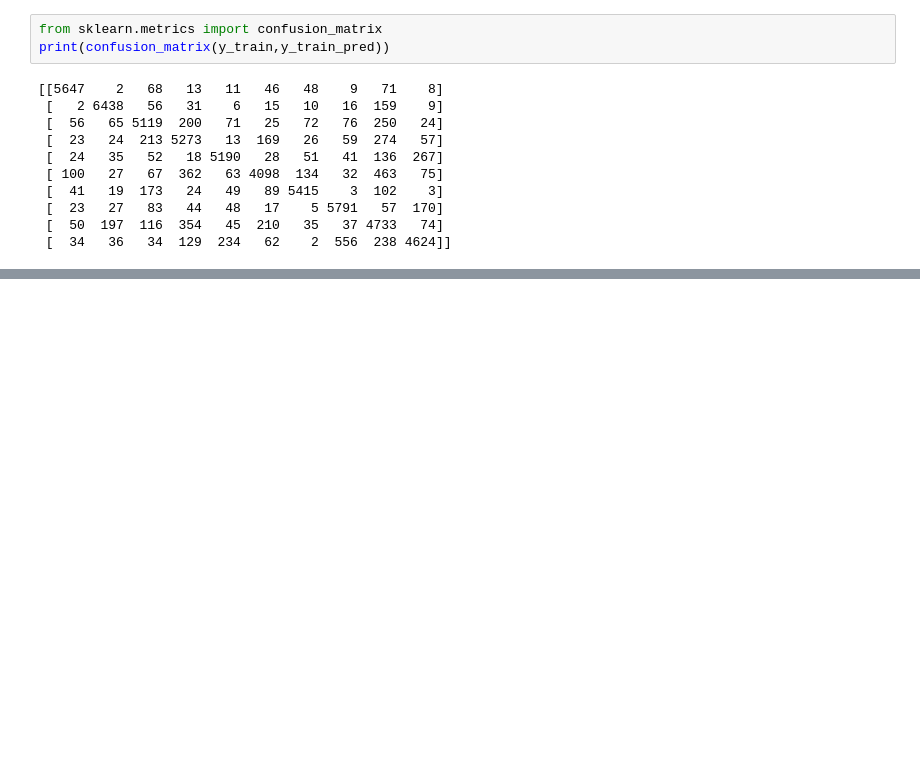
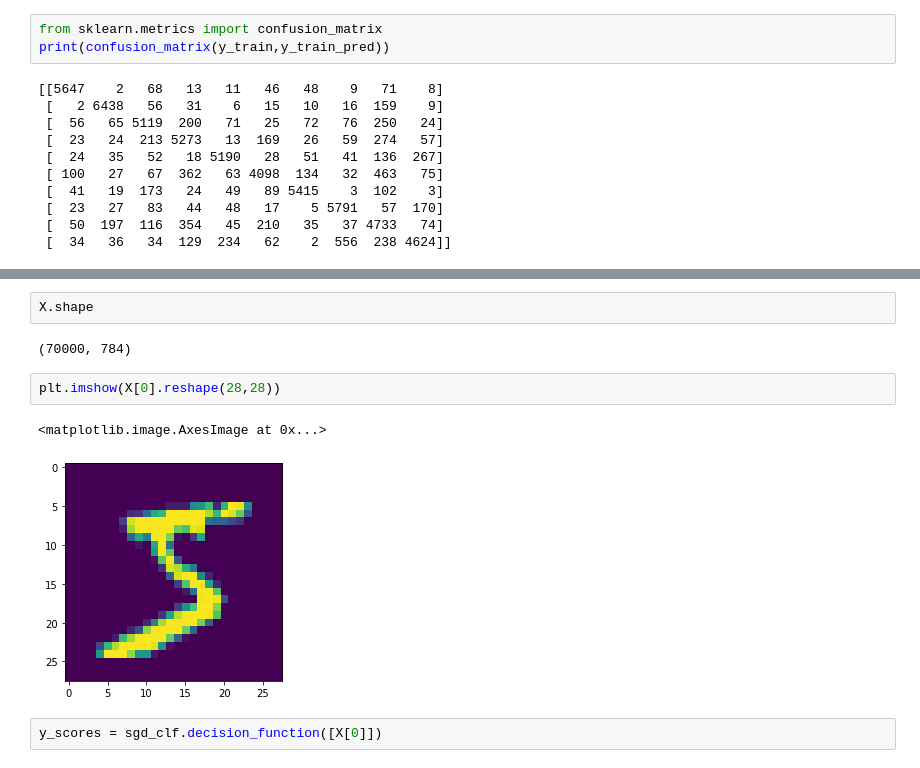
Before and after one commit to plaban1981/Hands-on-Machine-Learning, a Jupyter notebook: Classification_Technique.ipynb, the cells around one changed output, grey strips where cells are left out. Cells and saved outputs as stored; diff of their text form; blank space fills up the shorter version.

```diff
--- a/Classification_Technique.ipynb
+++ b/Classification_Technique.ipynb
@@ -185,0 +303,11 @@ array([[60000]])
+# %%
+X.shape
+# %% [output]
+(70000, 784)
+# %%
+plt.imshow(X[0].reshape(28,28))
+# %% [output]
+<matplotlib.image.AxesImage at 0x...>
+[figure, added]
+# %%
+y_scores = sgd_clf.decision_function([X[0]])
```
Also changed, not shown: parts of 54 cells of this notebook.
